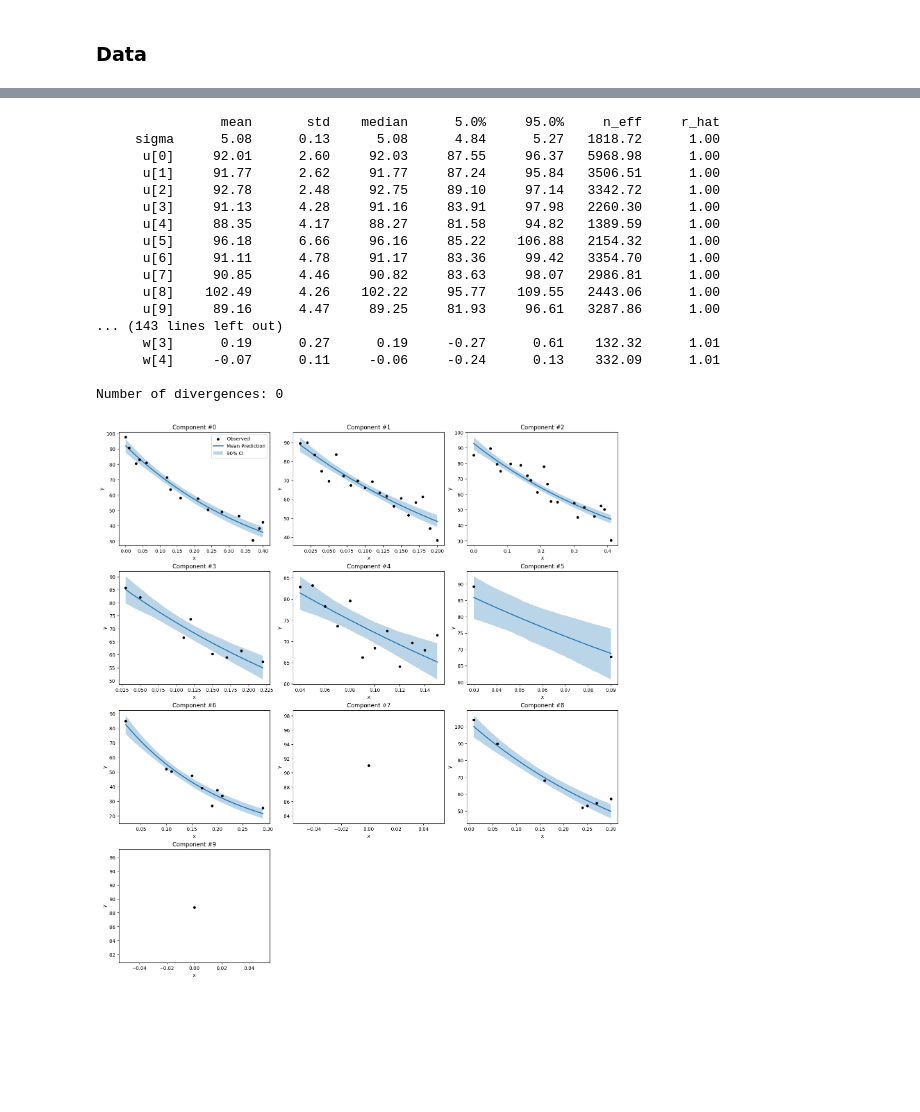
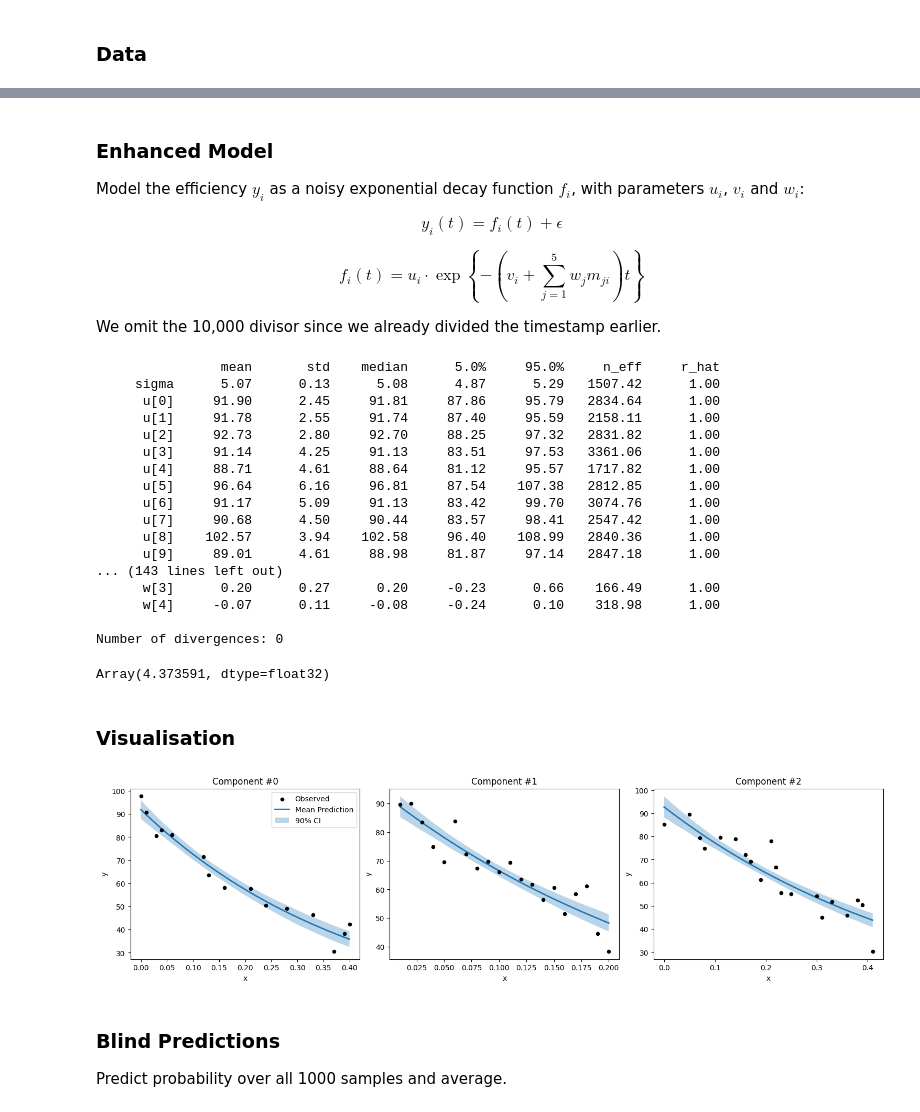
Before and after one commit to jevetts1/bml-coursework-1, a Jupyter notebook: Part B/enhanced_model.ipynb, the cells around one changed output, grey strips where cells are left out. Saved outputs shown, nothing was run; the diff lists cells and outputs as text; code cells hidden in the pictures; blank space fills up the shorter version.

```diff
--- a/Part B/enhanced_model.ipynb
+++ b/Part B/enhanced_model.ipynb
@@ -41,3 +60,13 @@ M = np.array([M_df["M1"], M_df["M2"], M_df["M3"], M_df["M4"], M_df["M5"]])
+# %% [markdown]
+### Enhanced Model
+
+Model the efficiency $y_i$ as a noisy exponential decay function $f_i$, with parameters $u_i$, $v_i$ and $w_i$:
+
+$$y_i(t) = f_i(t) + \epsilon$$
+
+$$f_i(t) = u_i \cdot \exp \left \{-\left (v_i + \sum \limits _{j=1} ^5 w_j m_{ji}\right ) t \right \}$$
+
+We omit the 10,000 divisor since we already divided the timestamp earlier.
 # %%
 import numpyro as npr
 import numpyro.distributions as dist
@@ -48,24 +77,24 @@ def model(t, y, m, mask):
 
     # Generate u_i and v_i for all CX components
     with npr.plate("cx-component", t.shape[0]):
-        u = npr.sample("u", dist.Normal(90, 10)) #dist.Normal(u_alpha, u_beta))
-        v = npr.sample("v", dist.Normal(5, 5)) #dist.Normal(v_alpha, v_beta))
+        u = npr.sample("u", dist.Normal(90, 10))
+        v = npr.sample("v", dist.Normal(5, 5))
 
+    # Generate a weight for each M component
     with npr.plate("m", m.shape[0]):
         w = npr.sample("w", dist.Normal(0, 1))
 
     # Make predictions of f_i(t) then sample from normal dist with variance sigma to account for noise
     with npr.plate("observations", t.shape[1]):
         with npr.handlers.mask(mask=mask):
-            m_sum = -(v + jnp.dot(w, m))
+            m_sum = -(v + jnp.matmul(w, m))
             f = u[:, jnp.newaxis] * jnp.exp(m_sum[:, jnp.newaxis] * t)
             npr.sample("obs", dist.Normal(f, sigma), y)
 # %%
 from jax import random
 from numpyro.infer import MCMC, NUTS
 
-
-seed = 0
+seed = 1
 nuts_kernel = NUTS(model)
 mcmc = MCMC(nuts_kernel, num_warmup=500, num_samples=1000)
 rng_key = random.PRNGKey(seed)
@@ -73,22 +102,30 @@ mcmc.run(rng_key, t=x_padded, y=y_padded, m=M, mask=mask)
 mcmc.print_summary()
 # %% [output]
                 mean       std    median      5.0%     95.0%     n_eff     r_hat
-     sigma      5.08      0.13      5.08      4.84      5.27   1818.72      1.00
-      u[0]     92.01      2.60     92.03     87.55     96.37   5968.98      1.00
-      u[1]     91.77      2.62     91.77     87.24     95.84   3506.51      1.00
-      u[2]     92.78      2.48     92.75     89.10     97.14   3342.72      1.00
-      u[3]     91.13      4.28     91.16     83.91     97.98   2260.30      1.00
-      u[4]     88.35      4.17     88.27     81.58     94.82   1389.59      1.00
-      u[5]     96.18      6.66     96.16     85.22    106.88   2154.32      1.00
-      u[6]     91.11      4.78     91.17     83.36     99.42   3354.70      1.00
-      u[7]     90.85      4.46     90.82     83.63     98.07   2986.81      1.00
-      u[8]    102.49      4.26    102.22     95.77    109.55   2443.06      1.00
-      u[9]     89.16      4.47     89.25     81.93     96.61   3287.86      1.00
+     sigma      5.07      0.13      5.08      4.87      5.29   1507.42      1.00
+      u[0]     91.90      2.45     91.81     87.86     95.79   2834.64      1.00
+      u[1]     91.78      2.55     91.74     87.40     95.59   2158.11      1.00
+      u[2]     92.73      2.80     92.70     88.25     97.32   2831.82      1.00
+      u[3]     91.14      4.25     91.13     83.51     97.53   3361.06      1.00
+      u[4]     88.71      4.61     88.64     81.12     95.57   1717.82      1.00
+      u[5]     96.64      6.16     96.81     87.54    107.38   2812.85      1.00
+      u[6]     91.17      5.09     91.13     83.42     99.70   3074.76      1.00
+      u[7]     90.68      4.50     90.44     83.57     98.41   2547.42      1.00
+      u[8]    102.57      3.94    102.58     96.40    108.99   2840.36      1.00
+      u[9]     89.01      4.61     88.98     81.87     97.14   2847.18      1.00
 ... (143 lines left out)
-      w[3]      0.19      0.27      0.19     -0.27      0.61    132.32      1.01
-      w[4]     -0.07      0.11     -0.06     -0.24      0.13    332.09      1.01
+      w[3]      0.20      0.27      0.20     -0.23      0.66    166.49      1.00
+      w[4]     -0.07      0.11     -0.08     -0.24      0.10    318.98      1.00
 
 Number of divergences: 0
+# %%
+samples = mcmc.get_samples()
+
+jnp.abs(samples["v"]).mean()
+# %% [output]
+Array(4.373591, dtype=float32)
+# %% [markdown]
+### Visualisation
 # %%
 import matplotlib.pyplot as plt
 import numpy as np
@@ -129,32 +166,36 @@ def plot_component_fits(mcmc, x_data, y_data, mask, M, num_plots=6):
         x_smooth = jnp.linspace(x_real.min(), x_real.max(), 200)
 
         # Extract posterior samples for this component
         u_i = u[:, i]                # (samples,)
         m_i = m_sum[:, i]            # (samples,)
 
         # Compute predictions: u_i * exp(m_i * x)
         predictions = u_i[:, None] * jnp.exp(m_i[:, None] * x_smooth)
 
         mean_pred = jnp.mean(predictions, axis=0)
         hpdi_low = jnp.percentile(predictions, 5, axis=0)
         hpdi_high = jnp.percentile(predictions, 95, axis=0)
 
         ax.scatter(x_real, y_real, color='black', s=20, label='Observed', zorder=3)
         ax.plot(x_smooth, mean_pred, lw=2, label='Mean Prediction')
         ax.fill_between(x_smooth, hpdi_low, hpdi_high, alpha=0.3, label='90% CI')
 
         ax.set_title(f"Component #{i}")
         ax.set_xlabel("x")
         ax.set_ylabel("y")
 
         if i == 0:
             ax.legend()
 
     for j in range(i + 1, len(axes)):
         axes[j].axis('off')
 
     plt.show()
 
-plot_component_fits(mcmc, x_padded, y_padded, mask, M=M, num_plots=10)
+plot_component_fits(mcmc, x_padded, y_padded, mask, M=M, num_plots=3)
 # %% [output]
-[figure, old version]
+[figure, new version]
+# %% [markdown]
+### Blind Predictions
+
+Predict probability over all 1000 samples and average.
```
Also changed, not shown: parts of 2 cells of this notebook.
